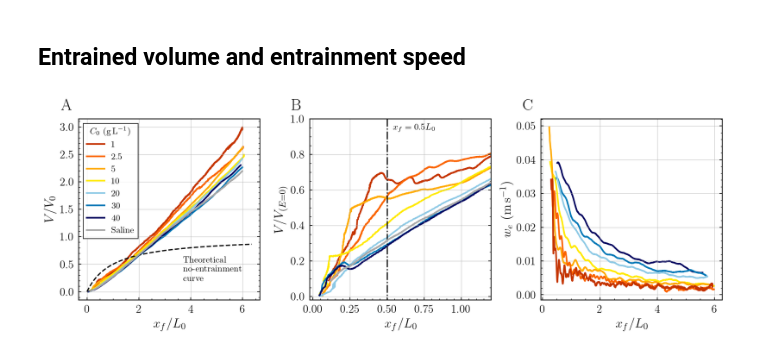
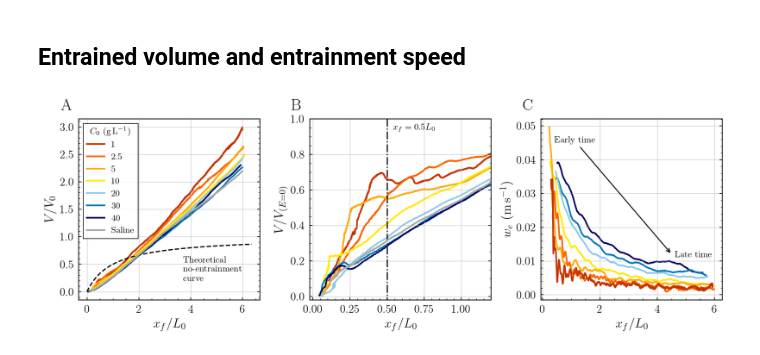
Before and after one commit to CaraBGJames/james-etal-2026-lock-release, a Jupyter notebook: paper/figure_scripts/figure_12.ipynb, the cells around one changed output. Drawn from its saved outputs; the diff is of its cells as text; code cells hidden in the pictures.

Commit message:
figure name changes

```diff
--- a/paper/figure_scripts/figure_12.ipynb
+++ b/paper/figure_scripts/figure_12.ipynb
@@ -133,31 +133,41 @@ ax[1].set(
     xlabel="$x_f / L_0$",
     ylabel="$V/V_{(E=0)}$",
 )
 ax[1].vlines(0.5, -0.05, 1.2, colors="k", linestyles="-.", linewidth=1.5)
 ax[1].text(
     0.54,
     0.95,
     "$x_f = 0.5L_0$",
     fontsize=11,
     va="center",
     ha="left",
 )
 
 ax[2].set(xlabel="$x_f / L_0$", ylabel="$w_e$ (m\\,s$^{-1}$)")
 
+# --- Panel 0 annotations: early/late time with arrow ---
+ax[2].annotate("Late time", xy=(4.6, 0.011), fontsize=11)
+ax[2].annotate(
+    "Early time",
+    xy=(4.5, 0.012),
+    xytext=(0.4, 0.045),
+    arrowprops=dict(arrowstyle="->", color="k", lw=1.2),
+    fontsize=11,
+)
+
 # ============== Labels ==============
 for axis, label in zip(ax, ["A", "B", "C"]):
     axis.set_box_aspect(1)
     axis.annotate(
         label,
         xy=(-0.1, 1.05),
         xycoords="axes fraction",
         fontsize=20,
         fontweight="bold",
     )
 
 plt.tight_layout()
 plt.savefig("../figures/figure_12.png", bbox_inches="tight", dpi=300)
 plt.show()
 # %% [output]
-[figure, old version]
+[figure, new version]
```
Also changed, not shown: 11 other files.
